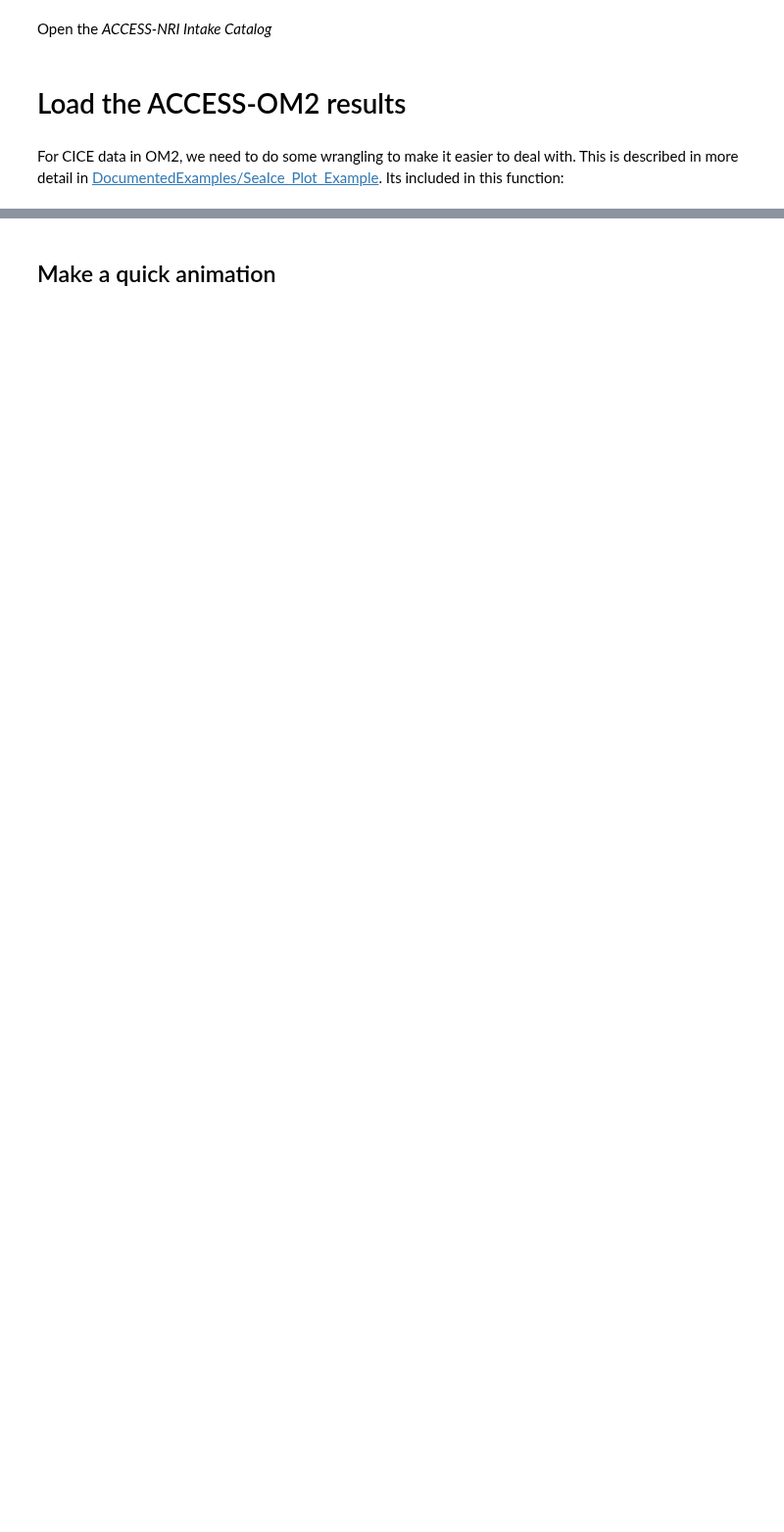
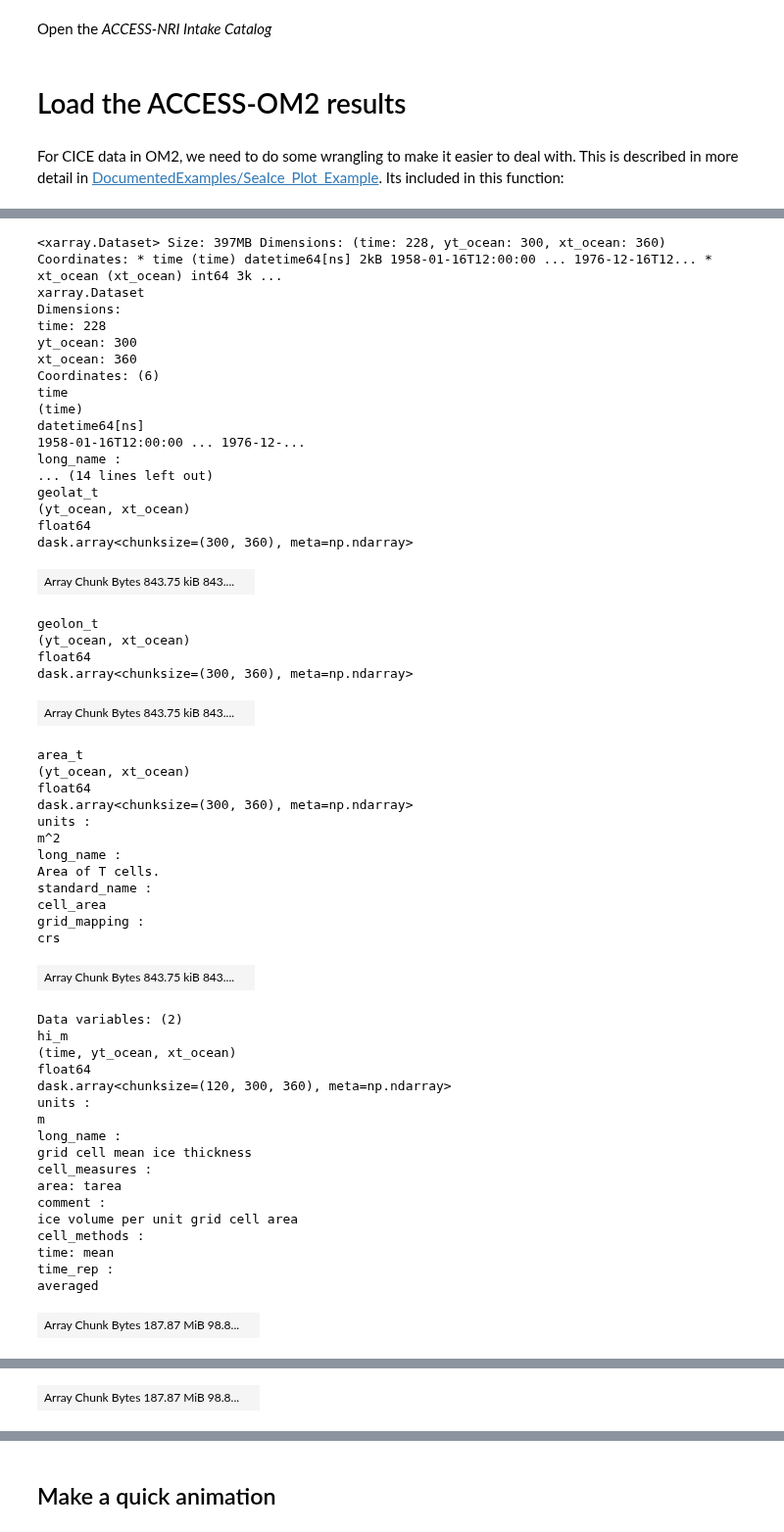
Before and after one commit to NoahDay/access-om3-analysis, a Jupyter notebook: Sea_Ice_Area_Concentration_Volume_with_Obs.ipynb, the cells around one changed output, grey strips where cells are left out. Shown at 98% size. Saved outputs shown, nothing was run; the diff lists cells and outputs as text; code cells hidden in the pictures; blank space fills up the shorter version.

```diff
--- a/Sea_Ice_Area_Concentration_Volume_with_Obs.ipynb
+++ b/Sea_Ice_Area_Concentration_Volume_with_Obs.ipynb
@@ -31,6 +31,7 @@ import cartopy.feature as cft
 
 # Import my functions
 functions_path = os.path.abspath("/home/566/nd0349/access-om3-analysis/functions")
+fig_path = os.path.abspath("/home/566/nd0349/access-om3-analysis/figures")
 if functions_path not in sys.path:
     sys.path.append(functions_path)
 from get_files import *
@@ -41,8 +42,8 @@ RUN_DICT = {
     # "ACCESS-OM2-10 JRA55-do RYF [dev]": {"expt": "1deg_jra55_ryf-expt-054ea9ee", "model": "access-om2-dev"},
     # "ACCESS-OM2-10 JRA55-do IAF [dev]": {"expt": "1deg_jra55_iaf-expt-70159801", "model": "access-om2-dev"},
     # "ACCESS-OM3-10 JRA55-do RYF [dev]": {"expt": "1deg_mom6_cice6_ryf", "model": "access-om3-dev"},
-    "ACCESS-OM3-10 JRA55-do IAF [dev]": {"expt": "1deg_mom6_cice6_iaf", "model": "access-om3-dev"},
-    # "ACCESS-OM3-025 JRA55-do IAF [dev]": {"expt": "mom6-cice6_ryf_025deg_rel", "model": "access-om3-dev"},
+    # "ACCESS-OM3-10 JRA55-do IAF [dev]": {"expt": "1deg_mom6_cice6_iaf", "model": "access-om3-dev"},
+    "ACCESS-OM3-025 JRA55-do IAF [dev]": {"expt": "mom6-cice6_ryf_025deg_rel", "model": "access-om3-dev"},
     "ACCESS-OM3-10-wave JRA55-do IAF [dev]": {"expt": "wav_iaf_rel", "model": "access-om3-wav-dev"},
 }
 
@@ -258,7 +259,7 @@ def open_by_experiment(exp_name, vars, VARS_2D, RUN_DICT, catalog):
 
         cice_ds = xr.open_mfdataset(
             files,
-            chunks="auto",
+            chunks={'ni':-1,'nj':-1,'time':120},
             combine="by_coords",
             decode_timedelta=False,
             drop_variables=drop_vars  # Now using the correct list
@@ -397,3 +397,60 @@ Wall time: 1min 10s
 # from datatree import DataTree
 
 # si_dt = DataTree.open_dataset("/home/566/nd0349/access-om3-analysis/data/sic_dt.nc")
+# %%
+si_dt['ACCESS-OM3-10 JRA55-do IAF [dev]'].ds.chunk({'time':120})
+# %% [output]
+<xarray.Dataset> Size: 397MB Dimensions: (time: 228, yt_ocean: 300, xt_ocean: 360) Coordinates: * time (time) datetime64[ns] 2kB 1958-01-16T12:00:00 ... 1976-12-16T12... * xt_ocean (xt_ocean) int64 3k ...
+xarray.Dataset
+Dimensions:
+time: 228
+yt_ocean: 300
+xt_ocean: 360
+Coordinates: (6)
+time
+(time)
+datetime64[ns]
+1958-01-16T12:00:00 ... 1976-12-...
+long_name :
+... (14 lines left out)
+geolat_t
+(yt_ocean, xt_ocean)
+float64
+dask.array<chunksize=(300, 360), meta=np.ndarray>
+| Array Chunk Bytes 843.75 kiB 843.... |  |
+geolon_t
+(yt_ocean, xt_ocean)
+float64
+dask.array<chunksize=(300, 360), meta=np.ndarray>
+| Array Chunk Bytes 843.75 kiB 843.... |  |
+area_t
+(yt_ocean, xt_ocean)
+float64
+dask.array<chunksize=(300, 360), meta=np.ndarray>
+units :
+m^2
+long_name :
+Area of T cells.
+standard_name :
+cell_area
+grid_mapping :
+crs
+| Array Chunk Bytes 843.75 kiB 843.... |  |
+Data variables: (2)
+hi_m
+(time, yt_ocean, xt_ocean)
+float64
+dask.array<chunksize=(120, 300, 360), meta=np.ndarray>
+units :
+m
+long_name :
+grid cell mean ice thickness
+cell_measures :
+area: tarea
+comment :
+ice volume per unit grid cell area
+cell_methods :
+time: mean
+time_rep :
+averaged
+| Array Chunk Bytes 187.87 MiB 98.8... |  |
@@ -399,0 +471 @@ Wall time: 1min 10s
+| Array Chunk Bytes 187.87 MiB 98.8... |  |
```
Also changed, not shown: parts of 10 cells of this notebook, 3 other files.
